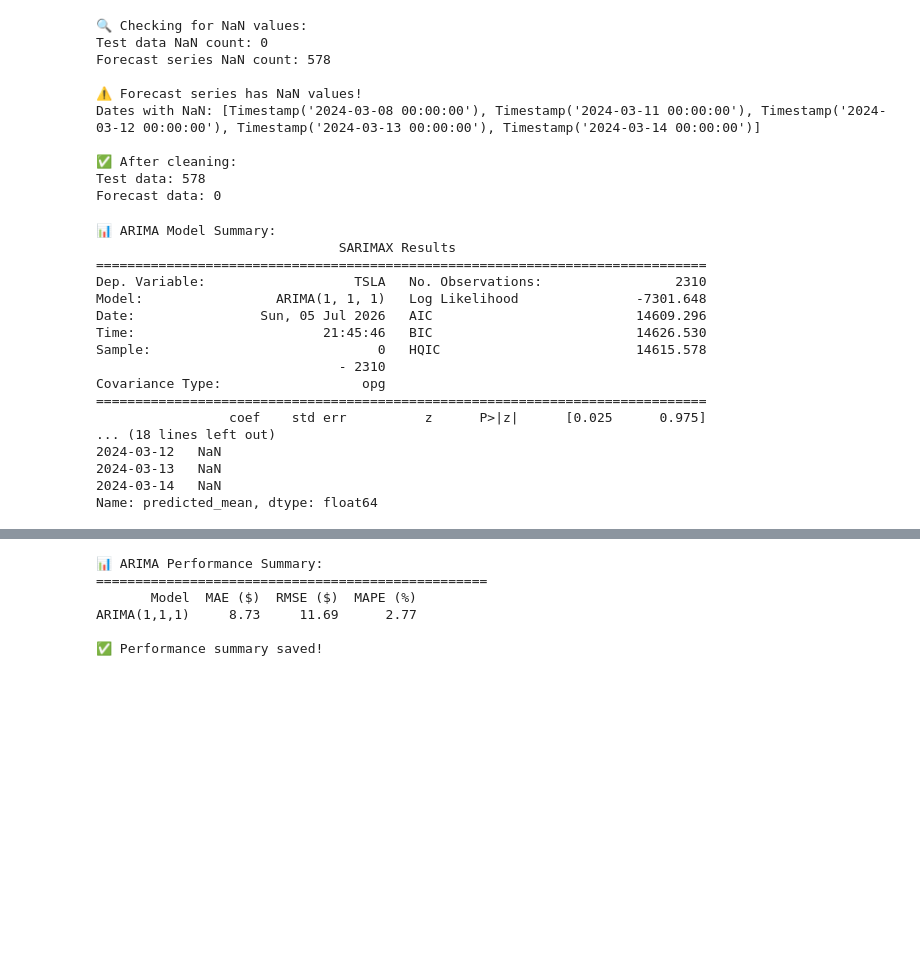
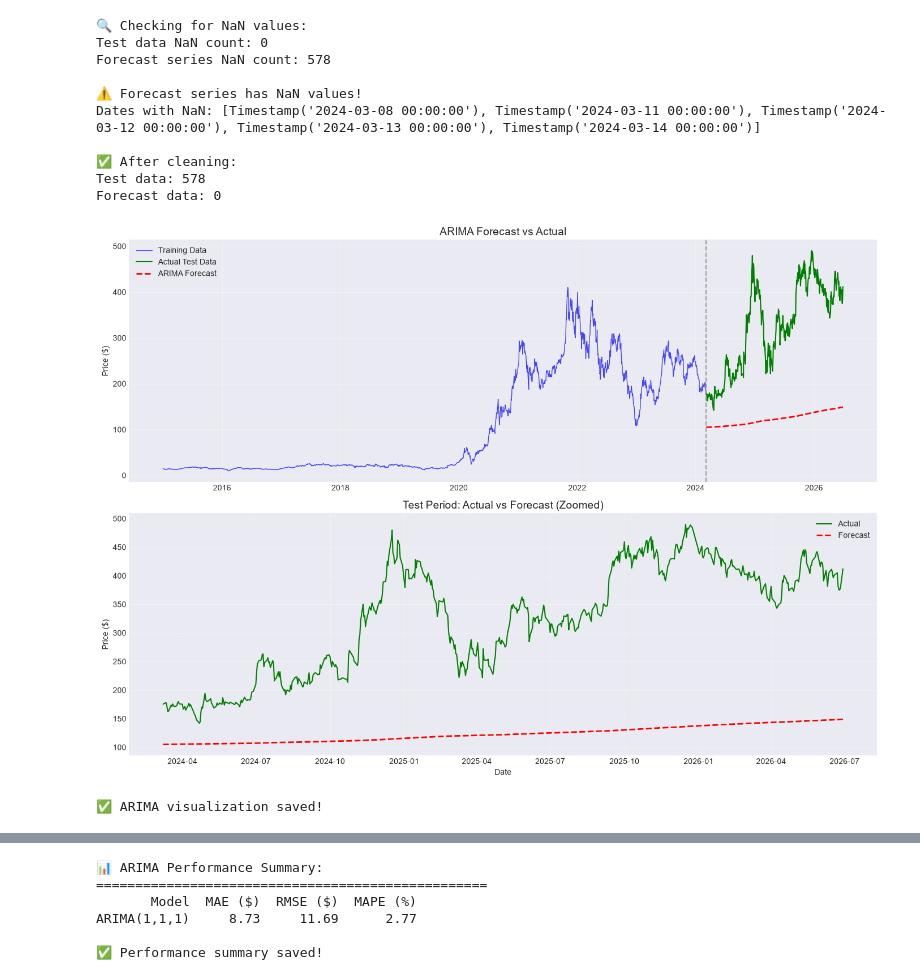
Before and after one commit to leesol1878/portfolio-optimization, a Jupyter notebook: notebooks/02_time_series_forecasting.ipynb, the cells around one changed output, grey strips where cells are left out. Drawn from its saved outputs; the diff is of its cells as text; code cells hidden in the pictures; blank space fills up the shorter version.

```diff
--- a/notebooks/02_time_series_forecasting.ipynb
+++ b/notebooks/02_time_series_forecasting.ipynb
@@ -317,51 +428,39 @@ Dates with NaN: [Timestamp('2024-03-08 00:00:00'), Timestamp('2024-03-11 00:00:0
 Test data: 578
 Forecast data: 0
 # %%
-# Use cleaned data
-train_clean = train_data.dropna()
-test_clean = test_data.dropna()
+# ============================================================================
+# STEP 7: ARIMA - VISUALIZATION
+# ============================================================================
 
-# Fit ARIMA model
-from statsmodels.tsa.arima.model import ARIMA
+fig, axes = plt.subplots(2, 1, figsize=(14, 10))
 
-# Try a simpler model first (ARIMA(1,1,1))
-arima_model = ARIMA(train_clean, order=(1, 1, 1))
-arima_fit = arima_model.fit()
+# Full view
+ax1 = axes[0]
+ax1.plot(train_data.index, train_data, label='Training Data', color='blue', linewidth=1, alpha=0.7)
+ax1.plot(test_aligned.index, test_aligned, label='Actual Test Data', color='green', linewidth=1.5)
+ax1.plot(pred_clean.index, pred_clean, label='ARIMA Forecast', color='red', linewidth=2, linestyle='--')
+ax1.axvline(x=train_data.index[-1], color='gray', linestyle='--', alpha=0.7)
+ax1.set_title('ARIMA Forecast vs Actual', fontsize=14)
+ax1.set_ylabel('Price ($)')
+ax1.legend()
+ax1.grid(True, alpha=0.3)
 
-print("📊 ARIMA Model Summary:")
-print(arima_fit.summary())
+# Zoomed view
+ax2 = axes[1]
+ax2.plot(test_aligned.index, test_aligned, label='Actual', color='green', linewidth=1.5)
+ax2.plot(pred_clean.index, pred_clean, label='Forecast', color='red', linewidth=2, linestyle='--')
+ax2.set_title('Test Period: Actual vs Forecast (Zoomed)', fontsize=14)
+ax2.set_xlabel('Date')
+ax2.set_ylabel('Price ($)')
+ax2.legend()
+ax2.grid(True, alpha=0.3)
 
-# Generate predictions
-try:
-    # Predict for test period
-    predictions = arima_fit.predict(start=len(train_clean), end=len(train_clean) + len(test_clean) - 1)
+plt.tight_layout()
+plt.savefig('../data/processed/arima_walkforward.png', dpi=300, bbox_inches='tight')
+plt.show()
 
-    # Create prediction series
-    pred_index = test_clean.index
-    pred_series = pd.Series(predictions, index=pred_index)
-
-    print(f"✅ Predictions generated: {len(pred_series)}")
-    print(f"First 5 predictions:")
-    print(pred_series.head())
-
-except Exception as e:
-    print(f"❌ Error generating predictions: {e}")
+print("\n✅ ARIMA visualization saved!")
 # %% [output]
+[figure, added]
-📊 ARIMA Model Summary:
-                               SARIMAX Results
-==============================================================================
-Dep. Variable:                   TSLA   No. Observations:                 2310
-Model:                 ARIMA(1, 1, 1)   Log Likelihood               -7301.648
-Date:                Sun, 05 Jul 2026   AIC                          14609.296
-Time:                        21:45:46   BIC                          14626.530
-Sample:                             0   HQIC                         14615.578
-                               - 2310
-Covariance Type:                  opg
-==============================================================================
-                 coef    std err          z      P>|z|      [0.025      0.975]
-... (18 lines left out)
-2024-03-12   NaN
-2024-03-13   NaN
-2024-03-14   NaN
-Name: predicted_mean, dtype: float64
+✅ ARIMA visualization saved!
 # %%
```
Also changed, not shown: parts of 17 cells of this notebook, 4 other files.
